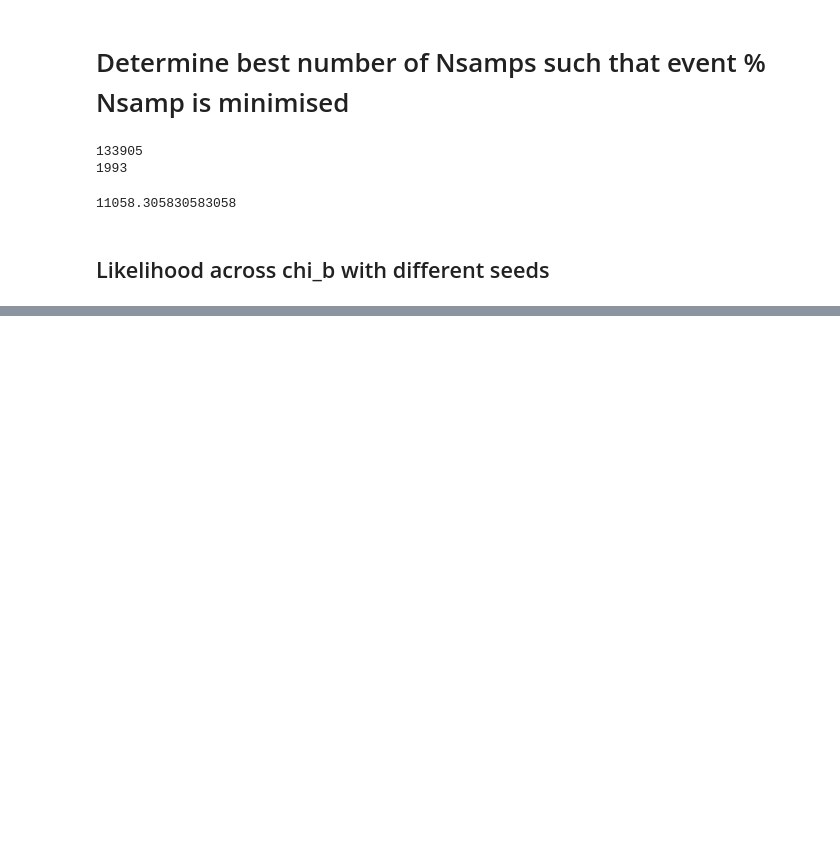
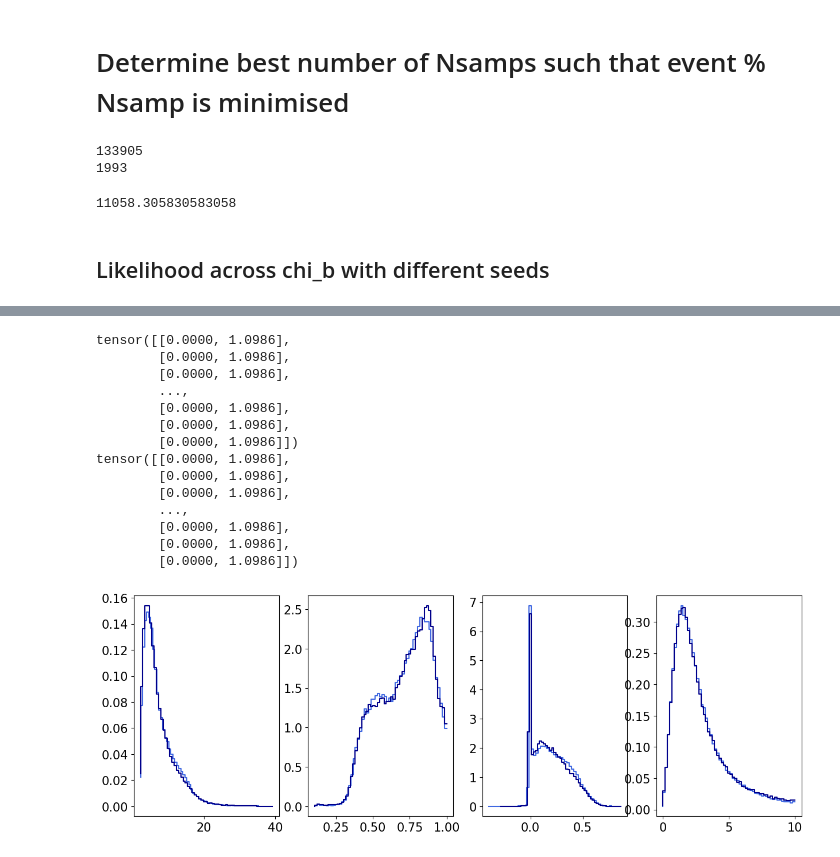
Before and after one commit to michaelzevin/AMAZE, a Jupyter notebook: notebooks/plot_obs_likelihoods.ipynb, the cells around one changed output, grey strips where cells are left out. Saved outputs shown, nothing was run; the diff lists cells and outputs as text; code cells hidden in the pictures; blank space fills up the shorter version.

```diff
--- a/notebooks/plot_obs_likelihoods.ipynb
+++ b/notebooks/plot_obs_likelihoods.ipynb
@@ -147,0 +202,18 @@ for chnl in channels:
+# %%
+params = ['mchirp','q', 'chieff', 'z']
+
+file_path='/data/wiay/2297403c/models_reduced.hdf5'
+gw_path = "/data/wiay/2297403c/amaze_model_select/Nflows_AMAZE_paper/inputs/GWTC-3/events"
+channels =['CE', 'CHE', 'GC', 'NSC', 'SMT']
+
+mixed_path = "/data/wiay/2297403c/amaze_model_select/Nflows_AMAZE_paper/inputs/flow_models/mixed_models/"
+prod_path = "/data/wiay/2297403c/amaze_model_select/Nflows_AMAZE_paper/inputs/flow_models/prod/"
+
+model_names, flow_mixed = read_models.get_models(file_path, channels, params, use_flows=True, device='cpu',\
+     no_bins=[5,4,4,5,4], sensitivity='midhighlatelow_network', flow_path=mixed_path)
+for chnl in channels: flow_mixed[chnl].load_model(mixed_path, device='cpu')
+
+
+_, prod_flow = read_models.get_models(file_path, channels, params, use_flows=True, device='cpu',\
+     no_bins=[5,4,4,5,4], sensitivity='midhighlatelow_network', flow_path=prod_path)
+for chnl in channels: prod_flow[chnl].load_model(prod_path, device='cpu')
@@ -147,0 +230,31 @@ for chnl in channels:
+# %%
+plt.rcParams["figure.figsize"] = (15,5)
+plt.rcParams.update({'font.size': 15})
+no_samples = 100000
+no_bins = 60
+chi_b=[0.,0.1,0.2,0.5]
+alpha_CE = [0.2,0.5,1.0,2.,5.]
+color=['royalblue', 'darkblue']
+
+
+fig_mchirp, ax_m = plt.subplots(1,4)
+
+param_label = ['$\mathcal{M}$ /$M_{\odot}$','q', '$\chi_{eff}$', 'z']
+
+for fidx, flow in enumerate([flow_mixed['CE'], prod_flow['CE']]):
+    for chi_b_id, xb in enumerate([0.]):
+        for alpha_id, a in enumerate([3]):
+            flow_samples_stack = flow.flow.sample(np.array([xb,np.log(a)]), no_samples)
+            flow_mchirp = flow.expistic(flow_samples_stack[:,0], flow.mappings[0], flow.mappings[1])
+            flow_q = flow.expistic(flow_samples_stack[:,1], flow.mappings[2])
+            flow_chieff = np.tanh(flow_samples_stack[:,2])
+            flow_z = flow.expistic(flow_samples_stack[:,3], flow.mappings[4], flow.mappings[5])
+
+            mapped_flow_samples = [flow_mchirp,flow_q,flow_chieff,flow_z]
+
+
+            for i, ax in enumerate(ax_m):
+                flow_distr, bin_edges = np.histogram(mapped_flow_samples[i], bins=no_bins, density=True)
+                ax.step(np.linspace(bin_edges[0],bin_edges[-1],no_bins),flow_distr, label='flow', color=color[fidx])
+                #ax[chi_b_id,alpha_id].legend()
+# %% [output]
@@ -147,0 +263,15 @@ for chnl in channels:
+tensor([[0.0000, 1.0986],
+        [0.0000, 1.0986],
+        [0.0000, 1.0986],
+        ...,
+        [0.0000, 1.0986],
+        [0.0000, 1.0986],
+        [0.0000, 1.0986]])
+tensor([[0.0000, 1.0986],
+        [0.0000, 1.0986],
+        [0.0000, 1.0986],
+        ...,
+        [0.0000, 1.0986],
+        [0.0000, 1.0986],
+        [0.0000, 1.0986]])
+[figure, added]
```
Also changed, not shown: parts of 15 cells of this notebook.
